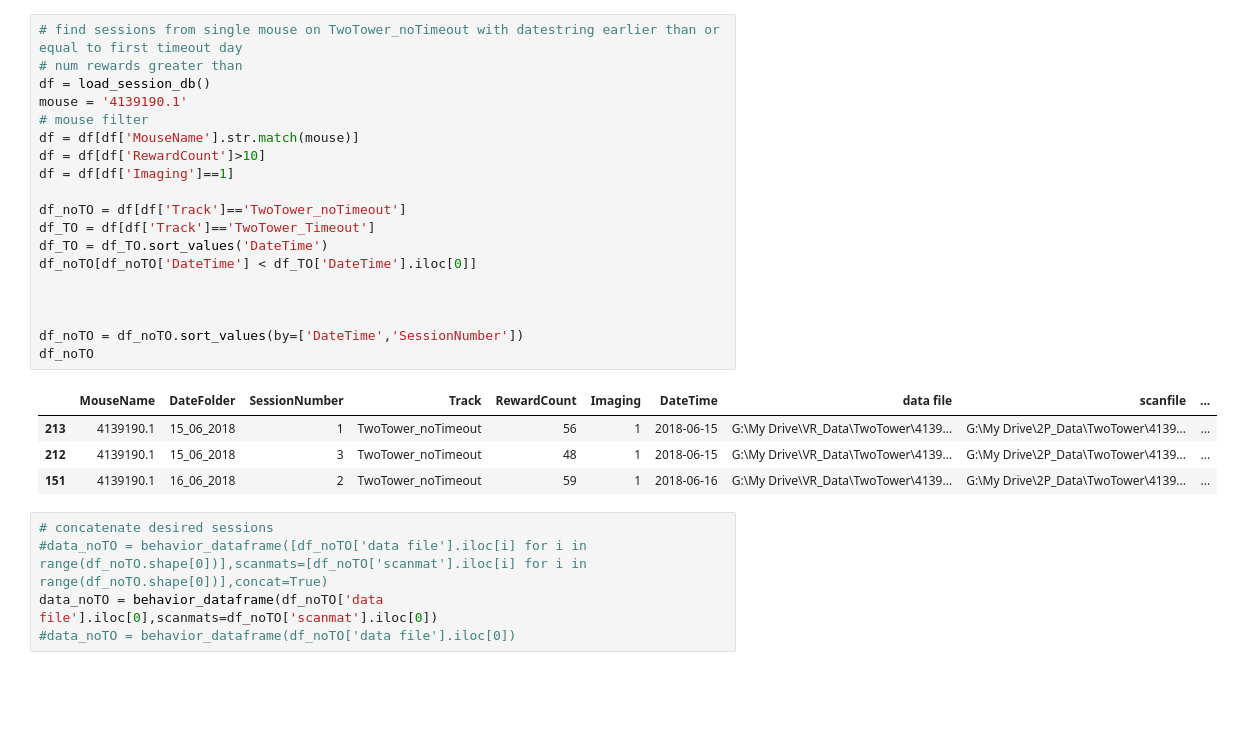
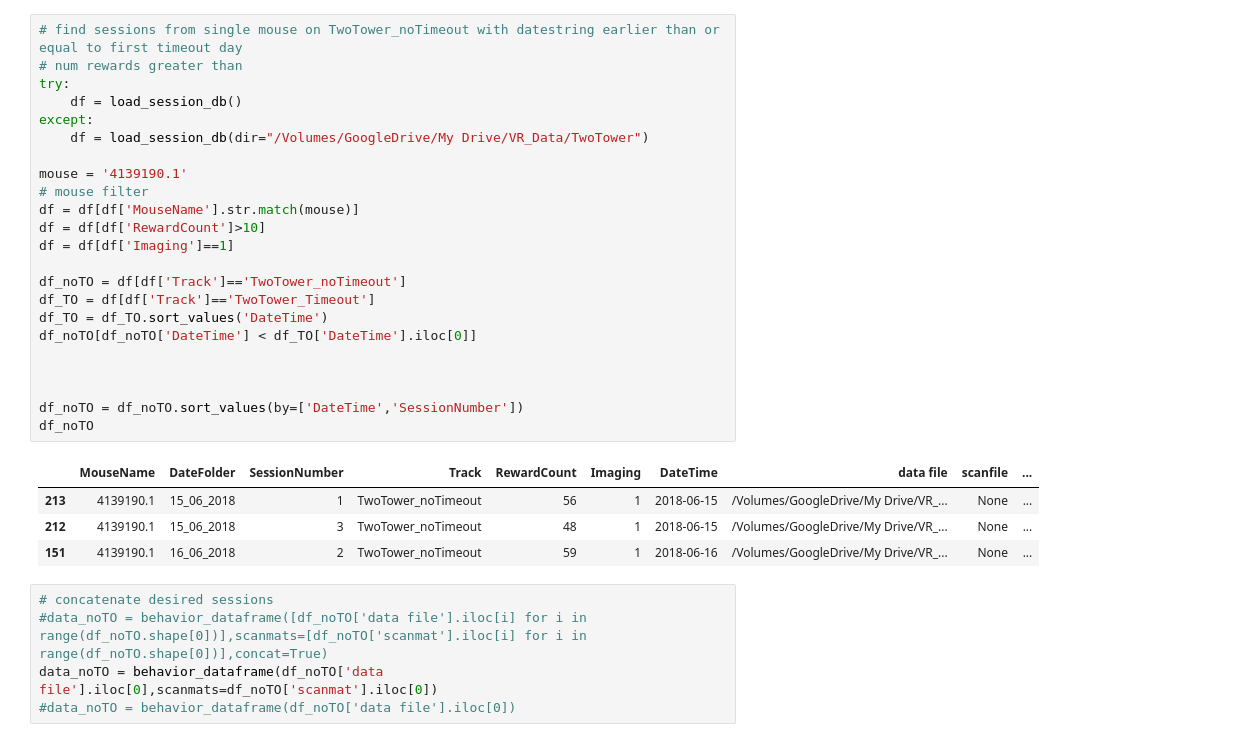
Before and after one commit to GiocomoLab/MightyMorphingPhotonRangers, a Jupyter notebook: behavior/sqliteReading_debugging.ipynb, the cells around one changed output. Cells and saved outputs as stored; diff of their text form; blank space fills up the shorter version.

```diff
--- a/behavior/sqliteReading_debugging.ipynb
+++ b/behavior/sqliteReading_debugging.ipynb
@@ -20,27 +23,31 @@ from astropy.convolution import convolve, Gaussian1DKernel
 # %%
 # find sessions from single mouse on TwoTower_noTimeout with datestring earlier than or equal to first timeout day
 # num rewards greater than
-df = load_session_db()
+try:
+    df = load_session_db()
+except:
+    df = load_session_db(dir="/Volumes/GoogleDrive/My Drive/VR_Data/TwoTower")
+
 mouse = '4139190.1'
 # mouse filter
 df = df[df['MouseName'].str.match(mouse)]
 df = df[df['RewardCount']>10]
 df = df[df['Imaging']==1]
 
 df_noTO = df[df['Track']=='TwoTower_noTimeout']
 df_TO = df[df['Track']=='TwoTower_Timeout']
 df_TO = df_TO.sort_values('DateTime')
 df_noTO[df_noTO['DateTime'] < df_TO['DateTime'].iloc[0]]
 
 
 
 df_noTO = df_noTO.sort_values(by=['DateTime','SessionNumber'])
 df_noTO
 # %% [output]
 |  | MouseName | DateFolder | SessionNumber | Track | RewardCount | Imaging | DateTime | data file | scanfile | ... |
-| 213 | 4139190.1 | 15_06_2018 | 1 | TwoTower_noTimeout | 56 | 1 | 2018-06-15 | G:\My Drive\VR_Data\TwoTower\4139... | G:\My Drive\2P_Data\TwoTower\4139... | ... |
-| 212 | 4139190.1 | 15_06_2018 | 3 | TwoTower_noTimeout | 48 | 1 | 2018-06-15 | G:\My Drive\VR_Data\TwoTower\4139... | G:\My Drive\2P_Data\TwoTower\4139... | ... |
-| 151 | 4139190.1 | 16_06_2018 | 2 | TwoTower_noTimeout | 59 | 1 | 2018-06-16 | G:\My Drive\VR_Data\TwoTower\4139... | G:\My Drive\2P_Data\TwoTower\4139... | ... |
+| 213 | 4139190.1 | 15_06_2018 | 1 | TwoTower_noTimeout | 56 | 1 | 2018-06-15 | /Volumes/GoogleDrive/My Drive/VR_... | None | ... |
+| 212 | 4139190.1 | 15_06_2018 | 3 | TwoTower_noTimeout | 48 | 1 | 2018-06-15 | /Volumes/GoogleDrive/My Drive/VR_... | None | ... |
+| 151 | 4139190.1 | 16_06_2018 | 2 | TwoTower_noTimeout | 59 | 1 | 2018-06-16 | /Volumes/GoogleDrive/My Drive/VR_... | None | ... |
 # %%
 # concatenate desired sessions
 #data_noTO = behavior_dataframe([df_noTO['data file'].iloc[i] for i in range(df_noTO.shape[0])],scanmats=[df_noTO['scanmat'].iloc[i] for i in range(df_noTO.shape[0])],concat=True)
```
Also changed, not shown: parts of 1 cell of this notebook, 2 other files.
